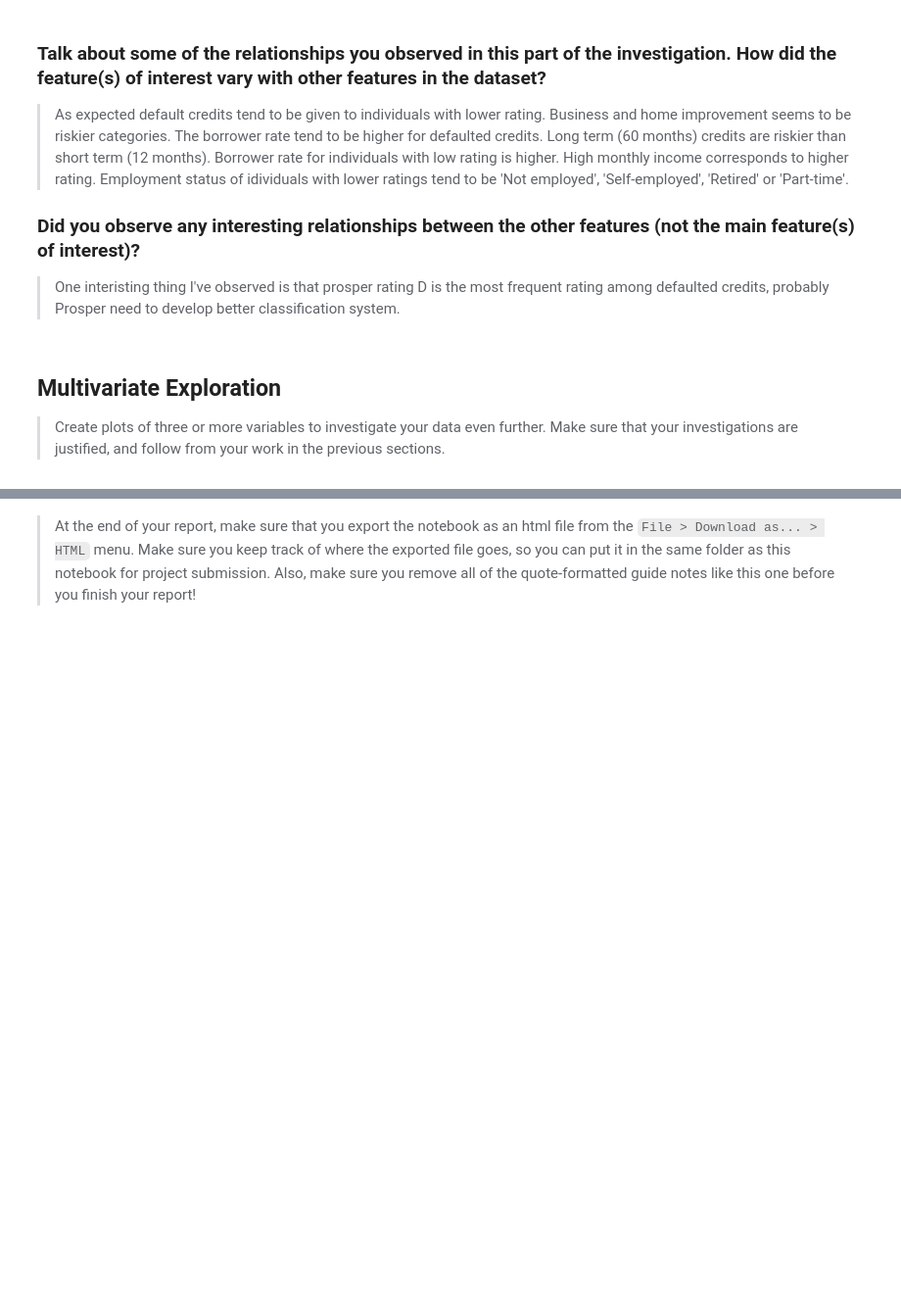
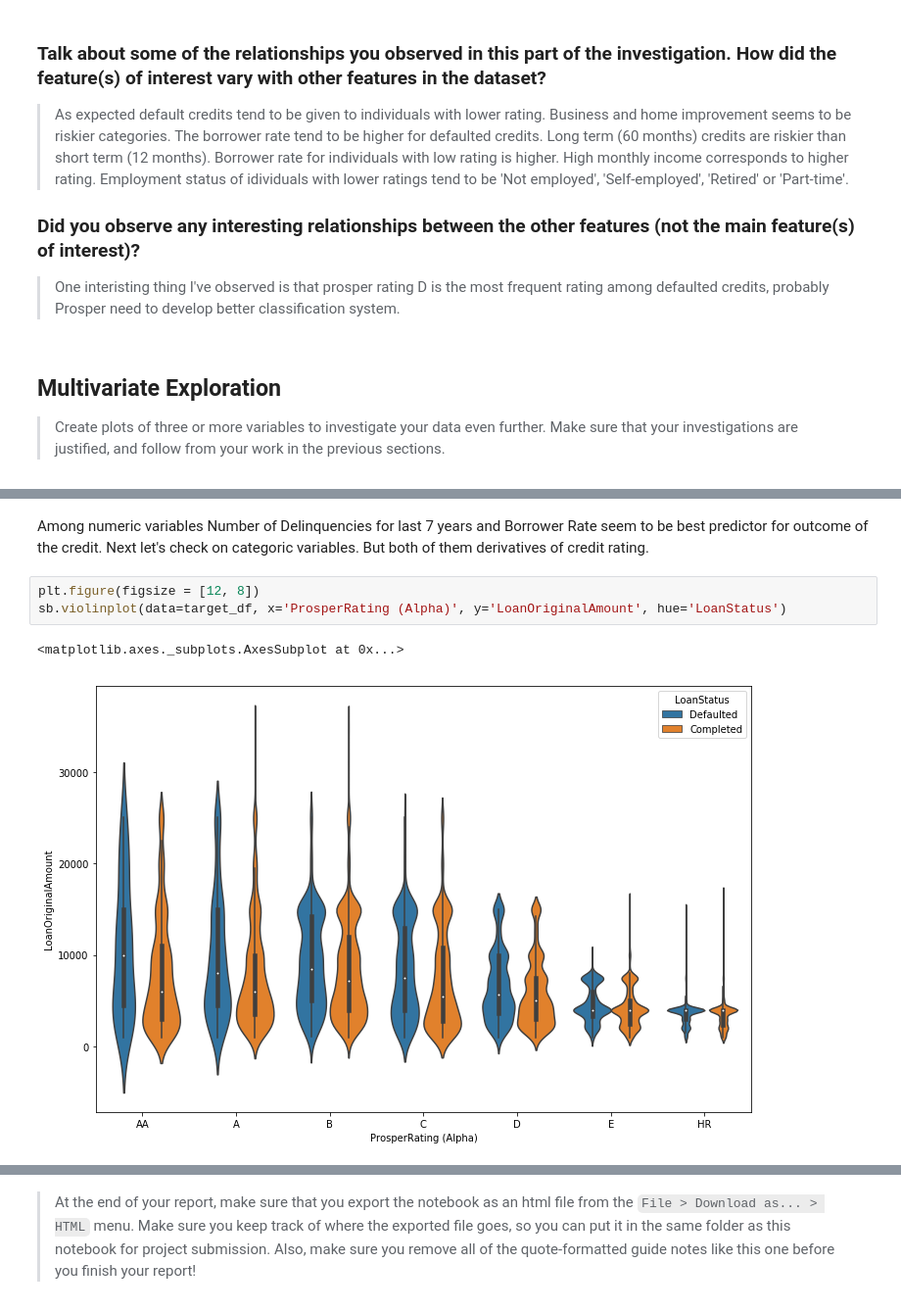
Before and after one commit to Askanio234/Communicate-Data-Findings, a Jupyter notebook: exploration.ipynb, the cells around one changed output, grey strips where cells are left out. Shown at 98% size. Saved outputs shown, nothing was run; the diff lists cells and outputs as text; blank space fills up the shorter version.

```diff
--- a/exploration.ipynb
+++ b/exploration.ipynb
@@ -518,0 +532,8 @@ your work in the previous sections.
+# %% [markdown]
+Among numeric variables Number of Delinquencies for last 7 years and Borrower Rate seem to be best predictor for outcome of the credit. Next let's check on categoric variables. But both of them derivatives of credit rating.
+# %%
+plt.figure(figsize = [12, 8])
+sb.violinplot(data=target_df, x='ProsperRating (Alpha)', y='LoanOriginalAmount', hue='LoanStatus')
+# %% [output]
+<matplotlib.axes._subplots.AxesSubplot at 0x...>
+[figure, added]
```
Also changed, not shown: parts of 16 cells of this notebook.
